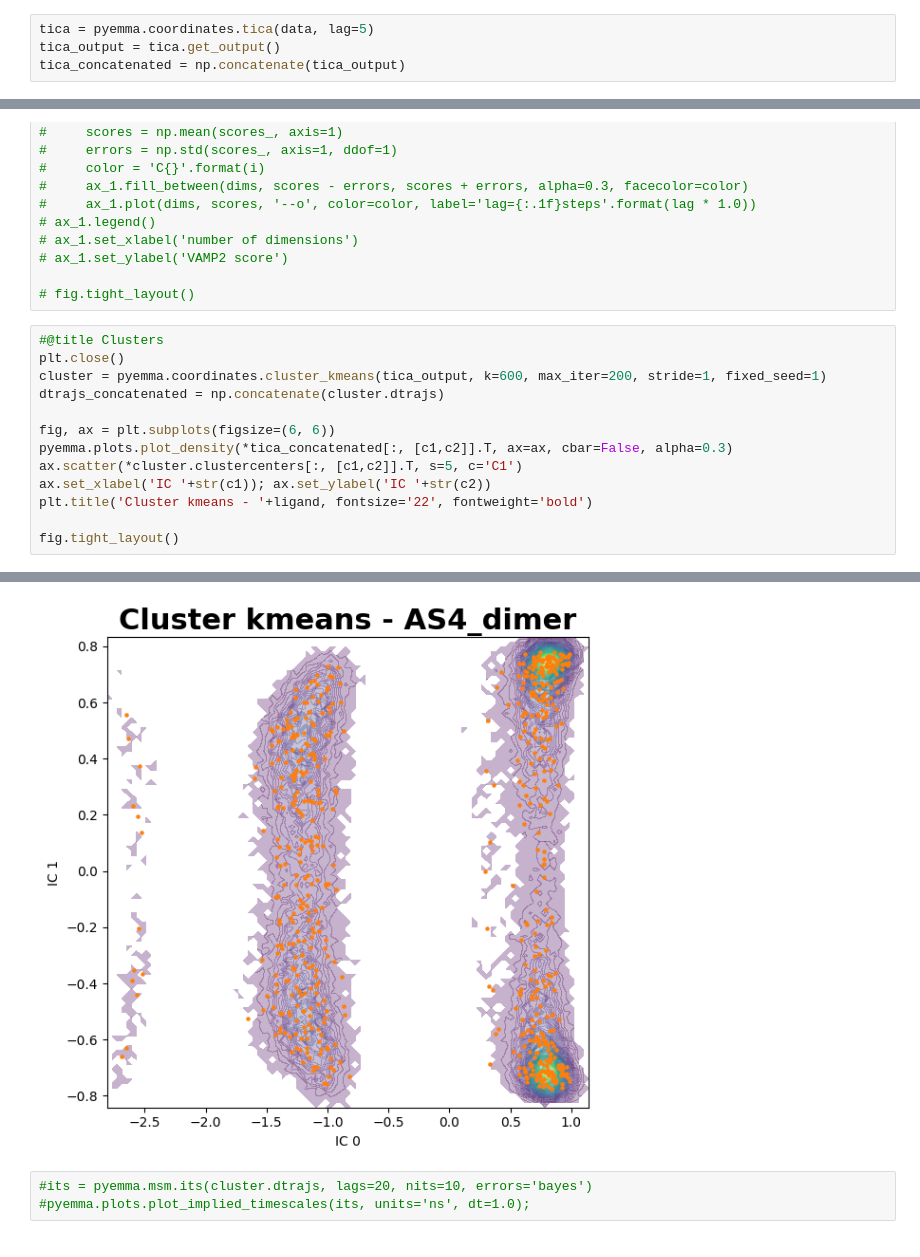
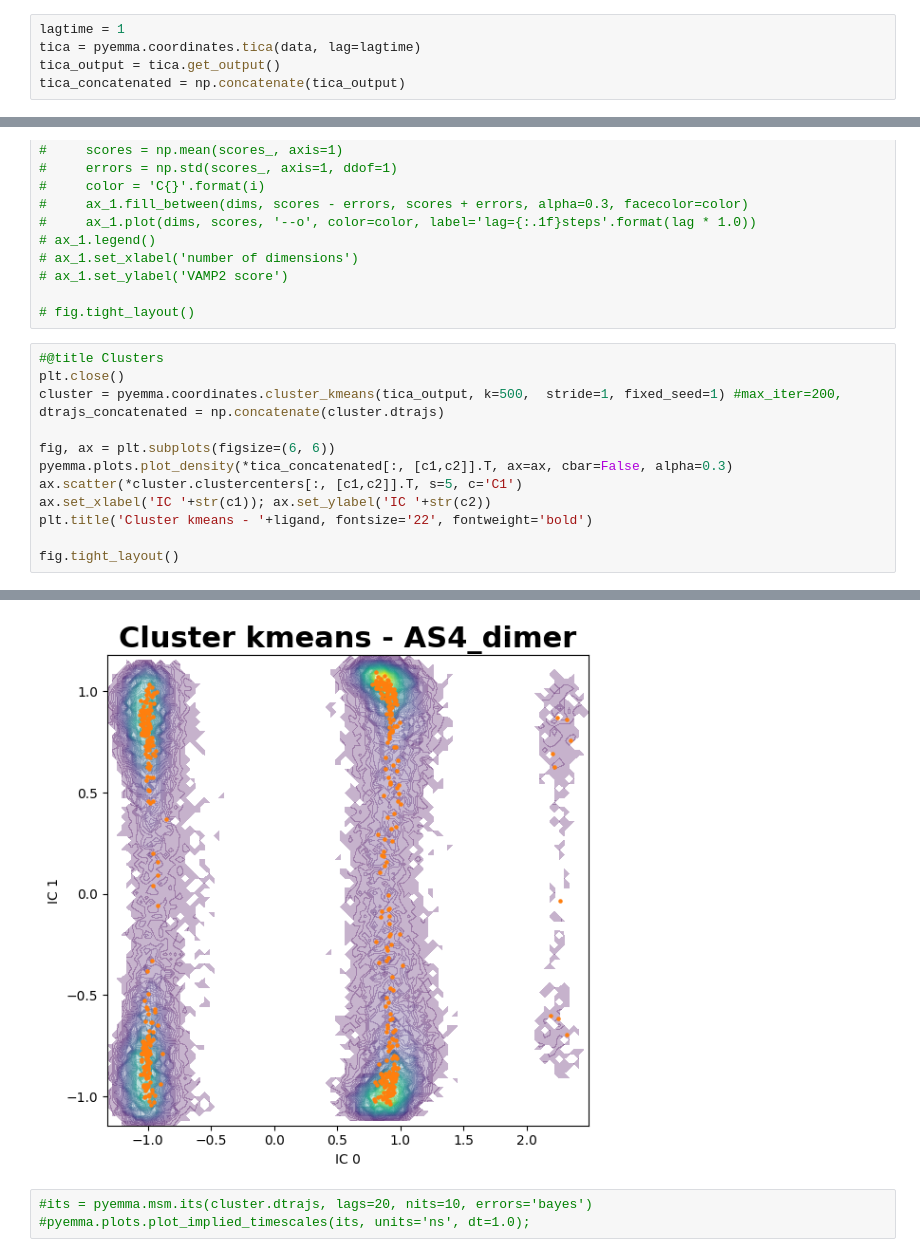
Before and after one commit to saguileran/MD-SCPI, a Jupyter notebook: NoteBooks/PyEMMA_AS4_dimer.ipynb, the cells around one changed output, grey strips where cells are left out. Drawn from its saved outputs; the diff is of its cells as text.

```diff
--- a/NoteBooks/PyEMMA_AS4_dimer.ipynb
+++ b/NoteBooks/PyEMMA_AS4_dimer.ipynb
@@ -47,7 +47,8 @@ feat.add_all()
 data = coor.load(files, features=feat)
 labels = ['coordinates']
 # %%
-tica = pyemma.coordinates.tica(data, lag=5)
+lagtime = 1
+tica = pyemma.coordinates.tica(data, lag=lagtime)
 tica_output = tica.get_output()
 tica_concatenated = np.concatenate(tica_output)
 # %%
@@ -125,7 +126,7 @@ fig.tight_layout()
 # %%
 #@title Clusters
 plt.close()
-cluster = pyemma.coordinates.cluster_kmeans(tica_output, k=600, max_iter=200, stride=1, fixed_seed=1)
+cluster = pyemma.coordinates.cluster_kmeans(tica_output, k=500,  stride=1, fixed_seed=1) #max_iter=200,
 dtrajs_concatenated = np.concatenate(cluster.dtrajs)
 
 fig, ax = plt.subplots(figsize=(6, 6))
@@ -139,4 +142,4 @@ fig.tight_layout()
-[figure, old version]
+[figure, new version]
 # %%
 #its = pyemma.msm.its(cluster.dtrajs, lags=20, nits=10, errors='bayes')
 #pyemma.plots.plot_implied_timescales(its, units='ns', dt=1.0);
```
Also changed, not shown: parts of 18 cells of this notebook.
